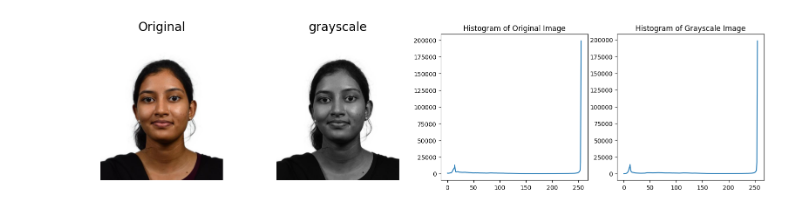
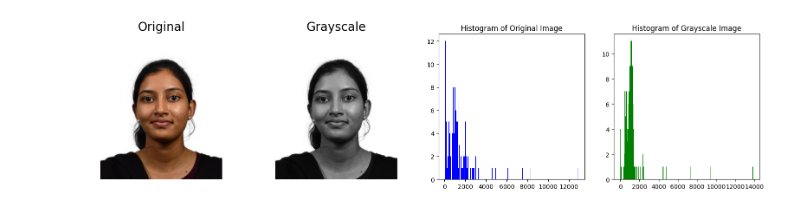
Before and after one commit to SONA25-SABU/ADV.DATA_ANALYTICS, a Jupyter notebook: image.ipynb, the cells around one changed output. Drawn from its saved outputs; the diff is of its cells as text; code cells hidden in the pictures.

```diff
--- a/image.ipynb
+++ b/image.ipynb
@@ -1,26 +1,28 @@
 # %%
 import cv2
 import matplotlib.pyplot as plt
 
 # Read the image
 original_image = cv2.imread("sona.jpg")
 
 # Convert the image to grayscale
-grayscale_image = cv2.cvtColor(original_image, cv2.COLOR_RGB2GRAY)
+grayscale_image = cv2.cvtColor(original_image, cv2.COLOR_BGR2GRAY)
 
 # Calculate the histogram for the original image
-hist_original = cv2.calcHist([original_image], [0], None, [256], [0, 256])
+hist_original = cv2.calcHist([original_image], [0], None, [150], [0, 150])
 
 # Calculate the histogram for the grayscale image
-hist_gray = cv2.calcHist([grayscale_image], [0], None, [256], [0, 256])
+hist_gray = cv2.calcHist([grayscale_image], [0], None, [150], [0, 150])
+
+# Plot the images
+plt.figure(figsize=(20, 20))
+plt.subplot(441), plt.imshow(cv2.cvtColor(original_image, cv2.COLOR_BGR2RGB)), plt.axis('off'), plt.title('Original', size=20)
+plt.subplot(442), plt.imshow(grayscale_image, cmap='gray'), plt.axis('off'), plt.title('Grayscale', size=20)
 
 # Plot the histograms
-plt.figure(figsize=(20, 20))
-plt.subplot(441),plt.imshow(cv2.cvtColor(original_image,cv2.COLOR_BGR2RGB)),plt.axis('off'),plt.title('Original',size=20)
-plt.subplot(442),plt.imshow(grayscale_image,cmap='gray'),plt.axis('off'),plt.title('grayscale',size=20)
-plt.subplot(443), plt.plot(hist_original), plt.title('Histogram of Original Image')
-plt.subplot(444), plt.plot(hist_gray), plt.title('Histogram of Grayscale Image')
+plt.subplot(443), plt.hist(hist_original.ravel(), bins=256, color='blue'), plt.title('Histogram of Original Image')
+plt.subplot(444), plt.hist(hist_gray.ravel(), bins=256, color='green'), plt.title('Histogram of Grayscale Image')
 
 plt.show()
 # %% [output]
-[figure, old version]
+[figure, new version]
```
Also changed, not shown: 3 other files.
